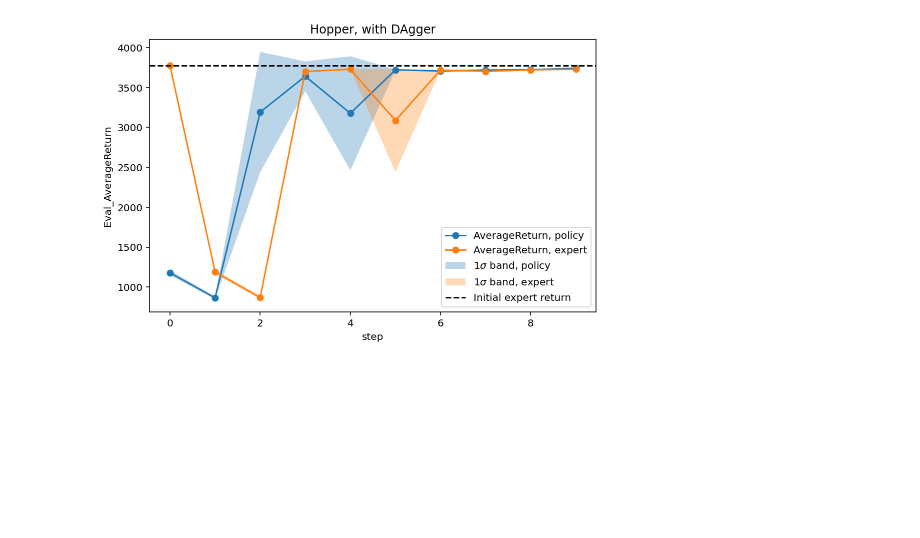
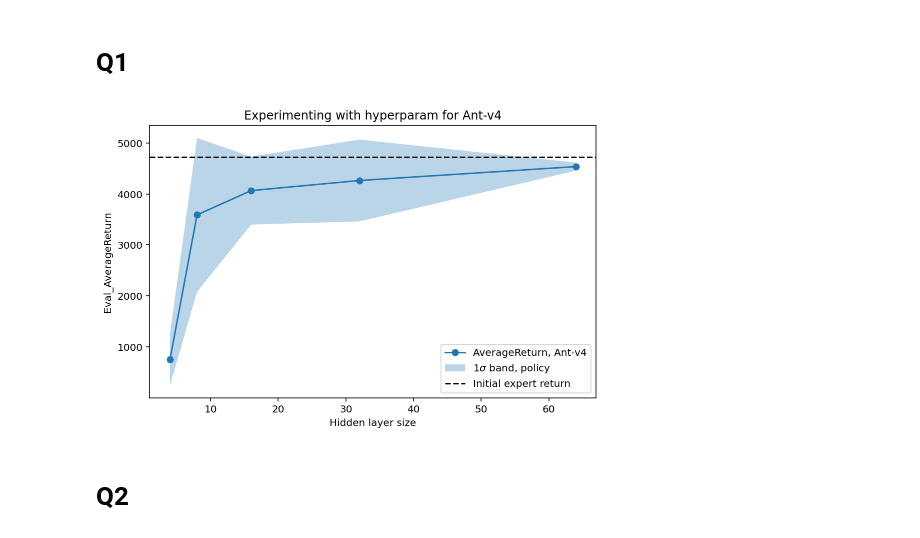
Before and after one commit to yanglyu902/UCB-CS285-HW, a Jupyter notebook: hw1/cs285/scripts/analysis.ipynb, the cells around one changed output. Saved outputs shown, nothing was run; the diff lists cells and outputs as text; code cells hidden in the pictures; blank space fills up the shorter version.

```diff
--- a/hw1/cs285/scripts/analysis.ipynb
+++ b/hw1/cs285/scripts/analysis.ipynb
@@ -9,6 +9,27 @@ from tensorboard.backend.event_processing.event_accumulator import EventAccumula
 
 %matplotlib inline
 %config InlineBackend.figure_format = 'retina'
+# %% [markdown]
+# Q1
+# %%
+size = [4, 8, 16, 32, 64]
+val = np.array([752.0145263671875, 3590.223876953125, 4067.660888671875, 4265.69677734375, 4538.8916015625])
+std = np.array([508.9709777832031, 1511.866943359375, 666.7880249023438, 803.4224243164062, 79.895881652832])
+# %%
+plt.figure(figsize=(8,5))
+plt.plot(size, val, 'o-', label='AverageReturn, Ant-v4')
+plt.fill_between(size, val-std, val+std, alpha=0.3, label=r'1$\sigma$ band, policy')
+plt.axhline(4725.849609375, color='black', linestyle='--', label='Initial expert return')
+plt.legend()
+plt.xlabel('Hidden layer size')
+plt.ylabel('Eval_AverageReturn')
+plt.title('Experimenting with hyperparam for Ant-v4')
+# plt.yscale('log')
+plt.show()
+# %% [output]
+[figure, added]
+# %% [markdown]
+# Q2
 # %%
 def plot_dagger_performance(exp, dir):
 
@@ -44,5 +66 @@ def plot_dagger_performance(exp, dir):
     plt.show()
-# %%
-plot_dagger_performance('Hopper', 'q2_bc_hopper_Hopper-v4_03-09-2022_21-26-21')
-# %% [output]
-[figure, removed]
```
Also changed, not shown: parts of 4 cells of this notebook, 5 other files.
